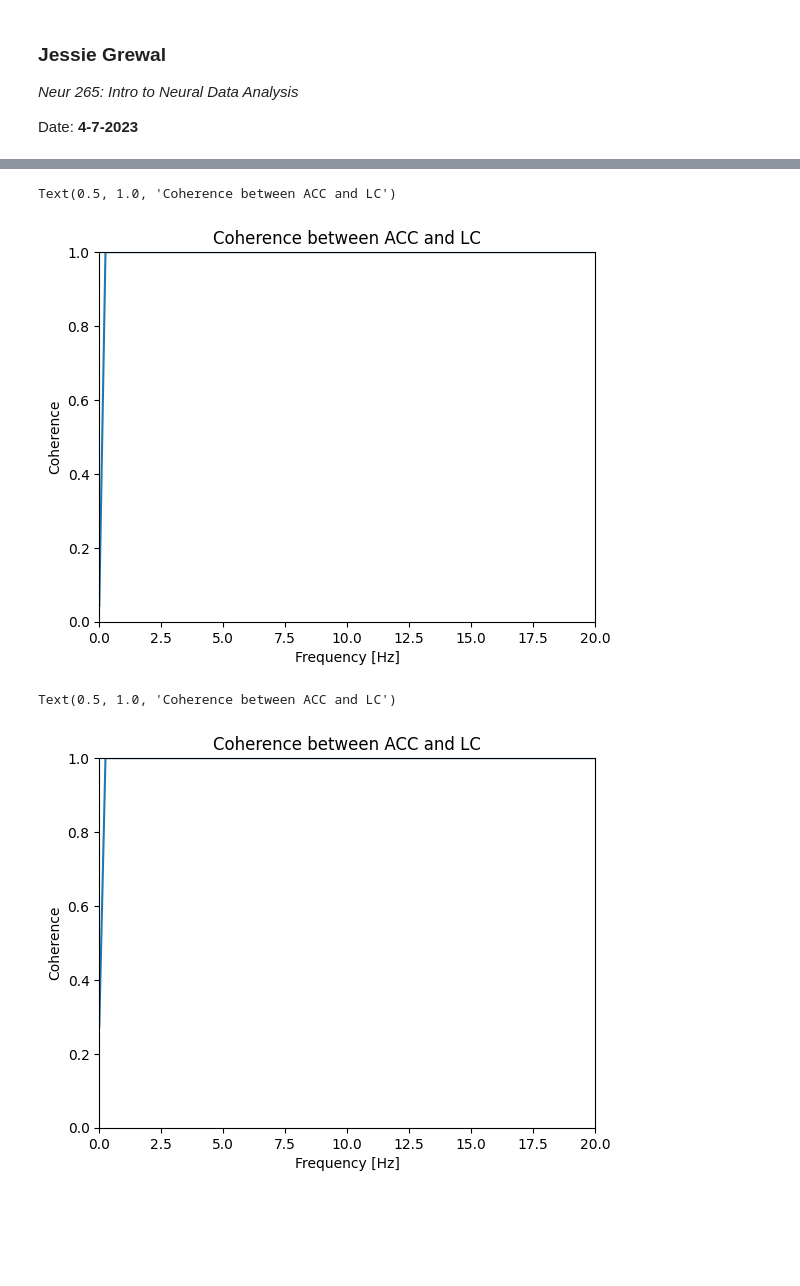
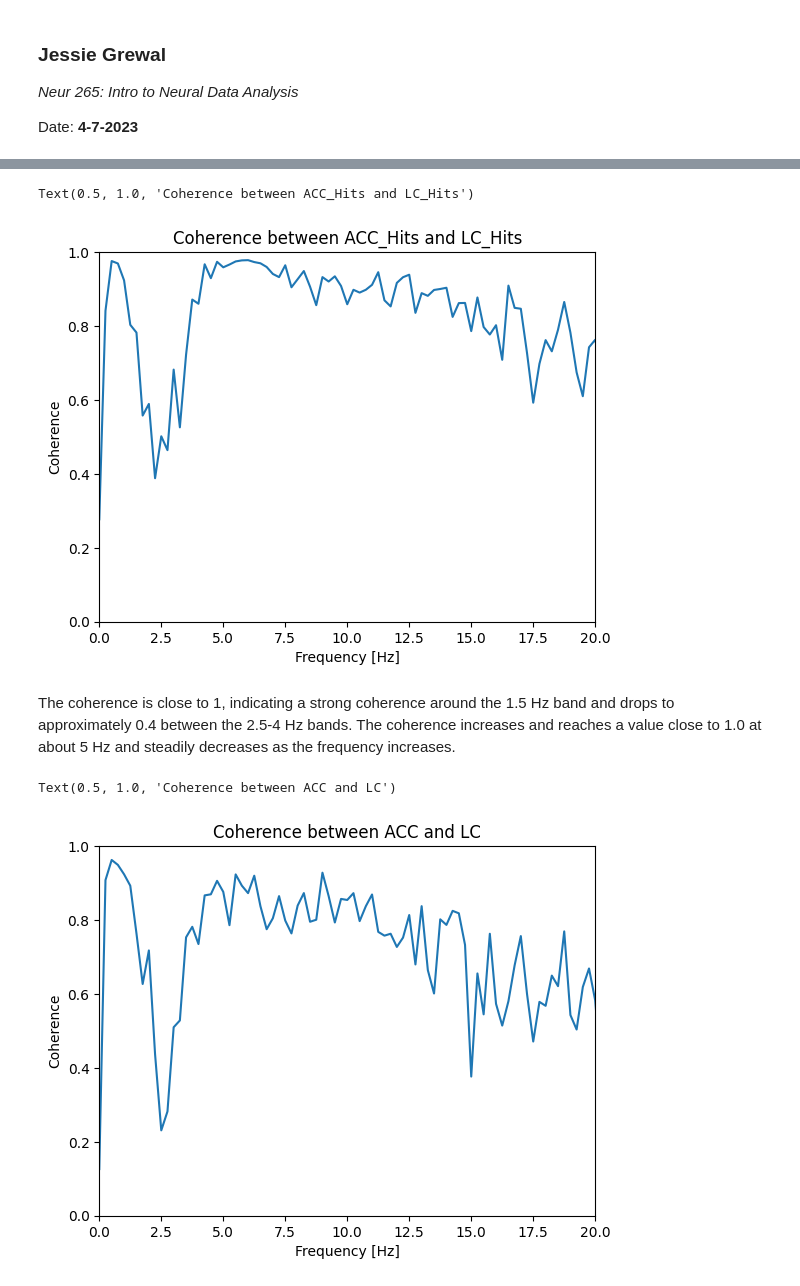
Before and after one commit to Jessie-Grewal/Neur265, a Jupyter notebook: coding_homework_6.ipynb, the cells around one changed output, grey strips where cells are left out. Drawn from its saved outputs; the diff is of its cells as text; code cells hidden in the pictures; blank space fills up the shorter version.

```diff
--- a/coding_homework_6.ipynb
+++ b/coding_homework_6.ipynb
@@ -47,10 +48,12 @@ Date: __4-7-2023__
 import numpy as np
 import matplotlib.pyplot as plt
 # %%
-url1 = 'https://raw.githubusercontent.com/Jessie-Grewal/Neur265/main/acc_fa_hw6.csv'
-url2 = 'https://raw.githubusercontent.com/Jessie-Grewal/Neur265/main/acc_hits_hw6.csv'
-url3 = 'https://raw.githubusercontent.com/Jessie-Grewal/Neur265/main/lc_fa_hw6.csv'
-url4 = 'https://raw.githubusercontent.com/Jessie-Grewal/Neur265/main/lc_hits_hw6.csv'
+# import acc_hits, acc_fa, lc_hits, and lc_fa as numpy arrays
+
+url1 = 'https://raw.githubusercontent.com/Jessie-Grewal/Neur265/main/acc_fa_hw6%20(1).csv'
+url2 = 'https://raw.githubusercontent.com/Jessie-Grewal/Neur265/main/acc_hits_hw6%20(1).csv'
+url3 = 'https://raw.githubusercontent.com/Jessie-Grewal/Neur265/main/lc_fa_hw6%20(1).csv'
+url4 = 'https://raw.githubusercontent.com/Jessie-Grewal/Neur265/main/lc_hits_hw6%20(1).csv'
 
 acc_fa = np.loadtxt(url1, delimiter = ',')
 acc_hits = np.loadtxt(url2, delimiter = ',')
@@ -94,4 +107,6 @@ Text(0.5, 1.0, 'False Alarm Voltage over Time')
 # %%
+# Compute the coherence for acc_hits and lc_hits
+
 # Compute the Fourier transforms
 x = acc_hits[1,:] - np.mean(acc_hits[1,:])  # Define one time series,
 y = lc_hits[1,:] - np.mean(lc_hits[1,:])  # ... and another.
@@ -117,37 +132,43 @@ plt.xlim([0,20])
 plt.ylim([0,1])
 plt.xlabel('Frequency [Hz]')
 plt.ylabel('Coherence')
-plt.title('Coherence between ACC and LC')
+plt.title('Coherence between ACC_Hits and LC_Hits')
 # %% [output]
-Text(0.5, 1.0, 'Coherence between ACC and LC')
+Text(0.5, 1.0, 'Coherence between ACC_Hits and LC_Hits')
-[figure, old version]
+[figure, new version]
+# %% [markdown]
+The coherence is close to 1, indicating a strong coherence around the 1.5 Hz band and drops to approximately 0.4 between the 2.5-4 Hz bands. The coherence increases and reaches a value close to 1.0 at about 5 Hz and steadily decreases as the frequency increases.
 # %%
+# calculate coherence for false alarms
+
 # Compute the Fourier transforms
-x2 = acc_fa[1,:] - np.mean(acc_fa[1,:])  # Define one time series,
-y2 = lc_fa[1,:] - np.mean(lc_fa[1,:])  # ... and another.
-xf_fa = np.array([np.fft.rfft(x2-x2.mean()) for x2 in acc_fa])
-yf_fa = np.array([np.fft.rfft(y2-y2.mean()) for y2 in lc_fa])
+x_fa = acc_fa[1,:] - np.mean(acc_fa[1,:])  # Define one time series,
+y_fa = lc_fa[1,:] - np.mean(lc_fa[1,:])  # ... and another.
+xf_fa = np.array([np.fft.rfft(x_fa-x_fa.mean()) for x_fa in acc_fa])
+yf_fa = np.array([np.fft.rfft(y_fa-y_fa.mean()) for y_fa in lc_fa])
 
 # Compute the spectra
 T = time[-1]
 dt = time[1] - time[0]              # Define the sampling interval.
 scale = 2 * dt**2 / T
 Sxx = scale * (xf_fa * xf_fa.conj()).mean(0)  # Spectrum of E1 trials
 Syy = scale * (yf_fa * yf_fa.conj()).mean(0)  # ... and E2 trials
 Sxy = scale * (xf_fa * yf_fa.conj()).mean(0)  # ... and the cross spectrum
 
 # Compute the Coherence
 cohr2 = np.abs(Sxy)/(np.sqrt(Sxx)* np.sqrt(Syy))
 N2 = acc_fa.shape[1]
 
-f2 = np.fft.rfftfreq(N2, dt)
-plt.plot(f2, cohr2.real)
+# plot the results from this step (coherence in false alarms) across frequency
+
+f_fa = np.fft.rfftfreq(N2, dt)
+plt.plot(f_fa, cohr2.real)
 plt.xlim([0,20])
 plt.ylim([0,1])
 plt.xlabel('Frequency [Hz]')
 plt.ylabel('Coherence')
 plt.title('Coherence between ACC and LC')
 # %% [output]
 Text(0.5, 1.0, 'Coherence between ACC and LC')
-[figure, old version]
+[figure, new version]
 # %%
```
Also changed, not shown: parts of 10 cells of this notebook.
